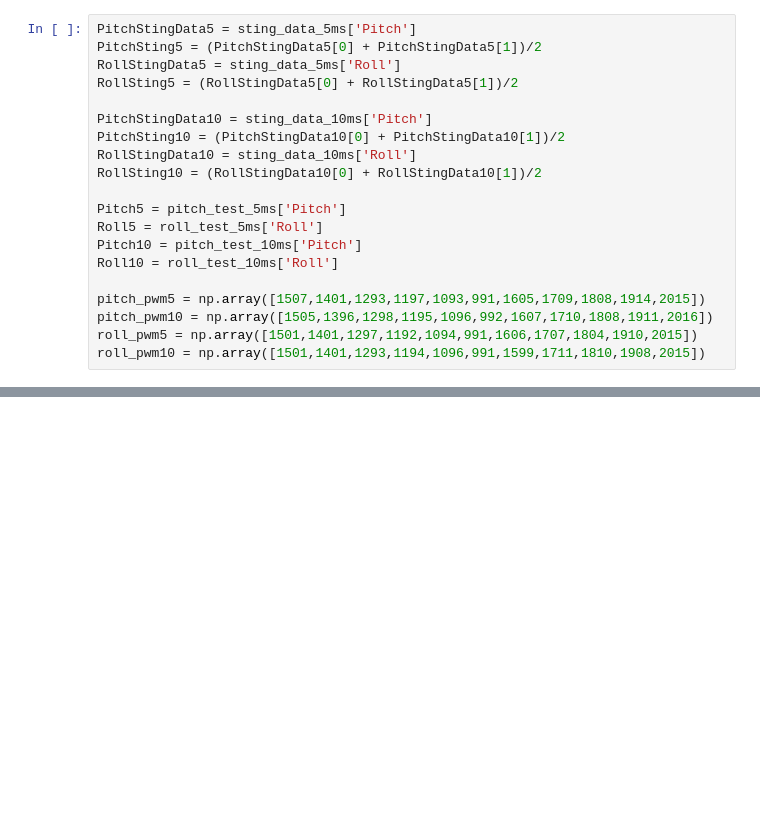
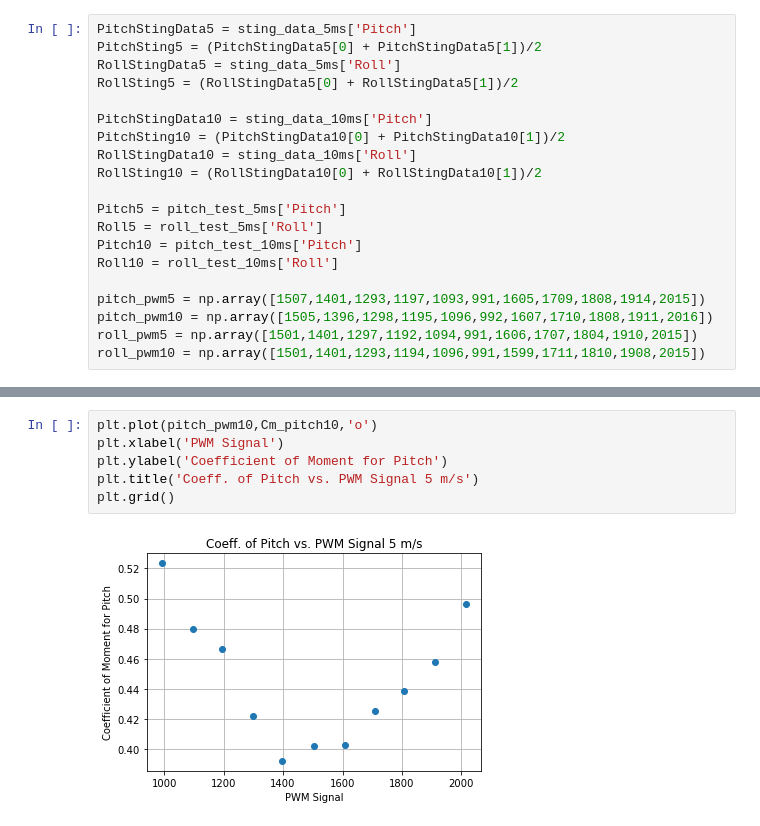
Before and after one commit to jgoppert/aae497-f19, a Jupyter notebook: data_analysis_sid/rollpitch.ipynb, the cells around one changed output, grey strips where cells are left out. Cells and saved outputs as stored; diff of their text form; blank space fills up the shorter version.

```diff
--- a/data_analysis_sid/rollpitch.ipynb
+++ b/data_analysis_sid/rollpitch.ipynb
@@ -97,0 +114,8 @@ mac = 2/S*sp.integrate.quad(cy^2,0,b/2)
+# %%
+plt.plot(pitch_pwm10,Cm_pitch10,'o')
+plt.xlabel('PWM Signal')
+plt.ylabel('Coefficient of Moment for Pitch')
+plt.title('Coeff. of Pitch vs. PWM Signal 5 m/s')
+plt.grid()
+# %% [output]
+[figure, added]
```
Also changed, not shown: parts of 7 cells of this notebook, 13 other files.
